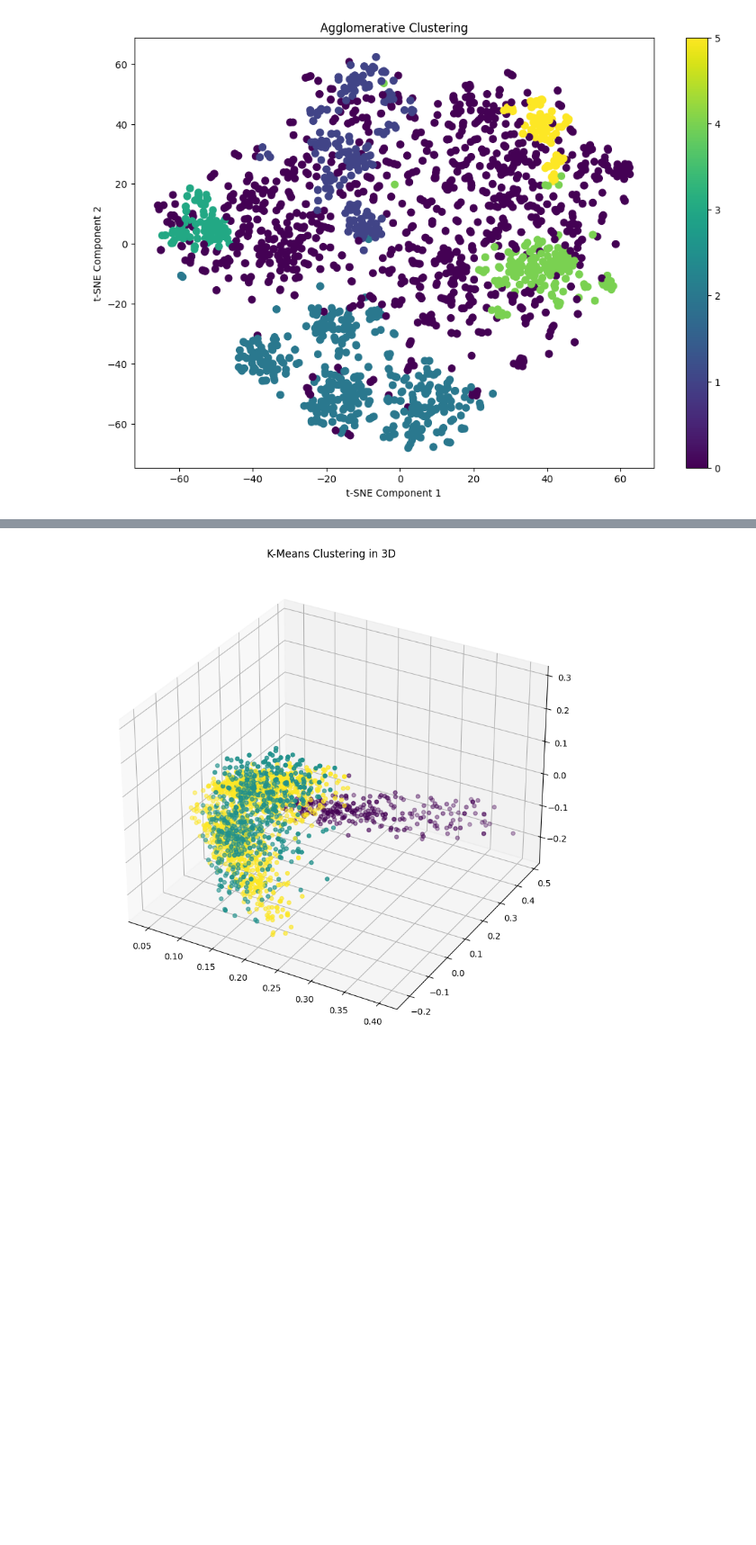
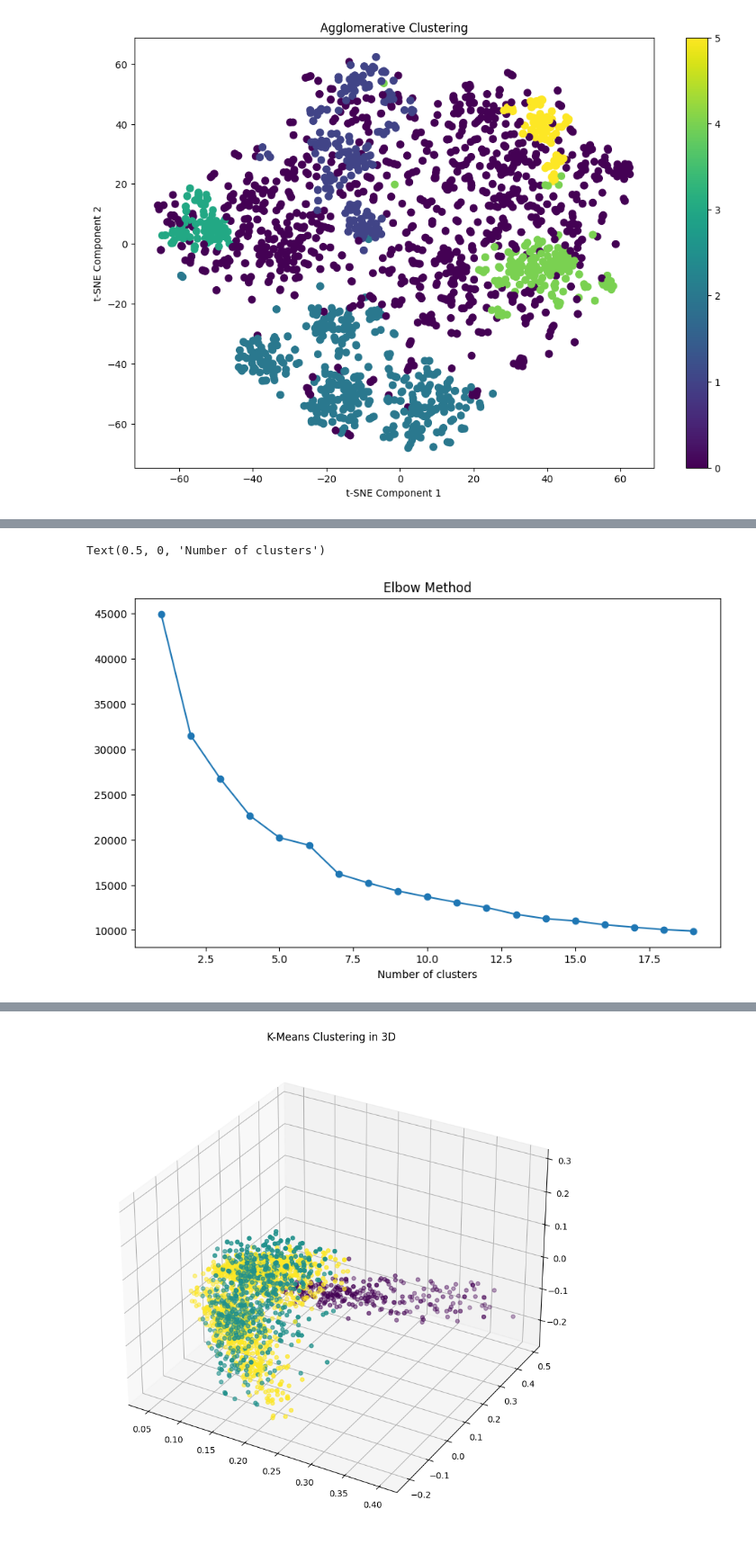
Before and after one commit to jnvshubham7/Event-Extraction, a Jupyter notebook: final_code.ipynb, the cells around one changed output, grey strips where cells are left out. Shown at 90% size. Saved outputs shown, nothing was run; the diff lists cells and outputs as text; code cells hidden in the pictures; blank space fills up the shorter version.

```diff
--- a/final_code.ipynb
+++ b/final_code.ipynb
@@ -209,0 +276,17 @@ Silhouette Score: 0.00828694811716624
+# %%
+# tqdm is used to display the progress bar
+from tqdm import tqdm
+# use elbow method to find the optimal number of clusters
+
+wcss = []
+for i in tqdm(range(1,20)):
+    kmeans = KMeans(n_clusters=i,random_state=42)
+    kmeans.fit(X)
+    wcss.append(kmeans.inertia_)
+plt.figure(figsize=(10,6))
+plt.plot(range(1,20), wcss, marker='o')
+plt.title('Elbow Method')
+plt.xlabel('Number of clusters')
+# %% [output]
+Text(0.5, 0, 'Number of clusters')
+[figure, added]
```
Also changed, not shown: parts of 8 cells of this notebook.
